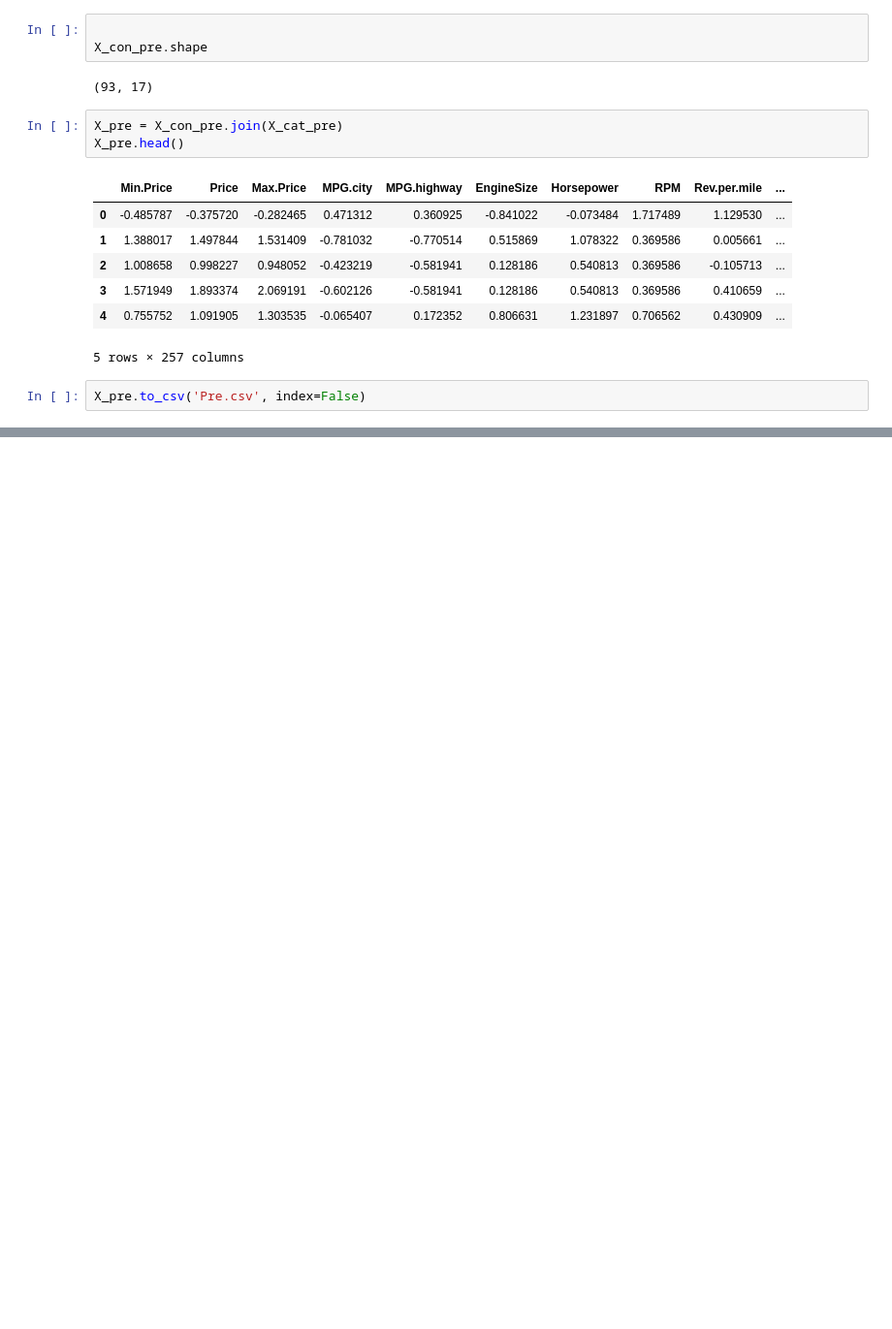
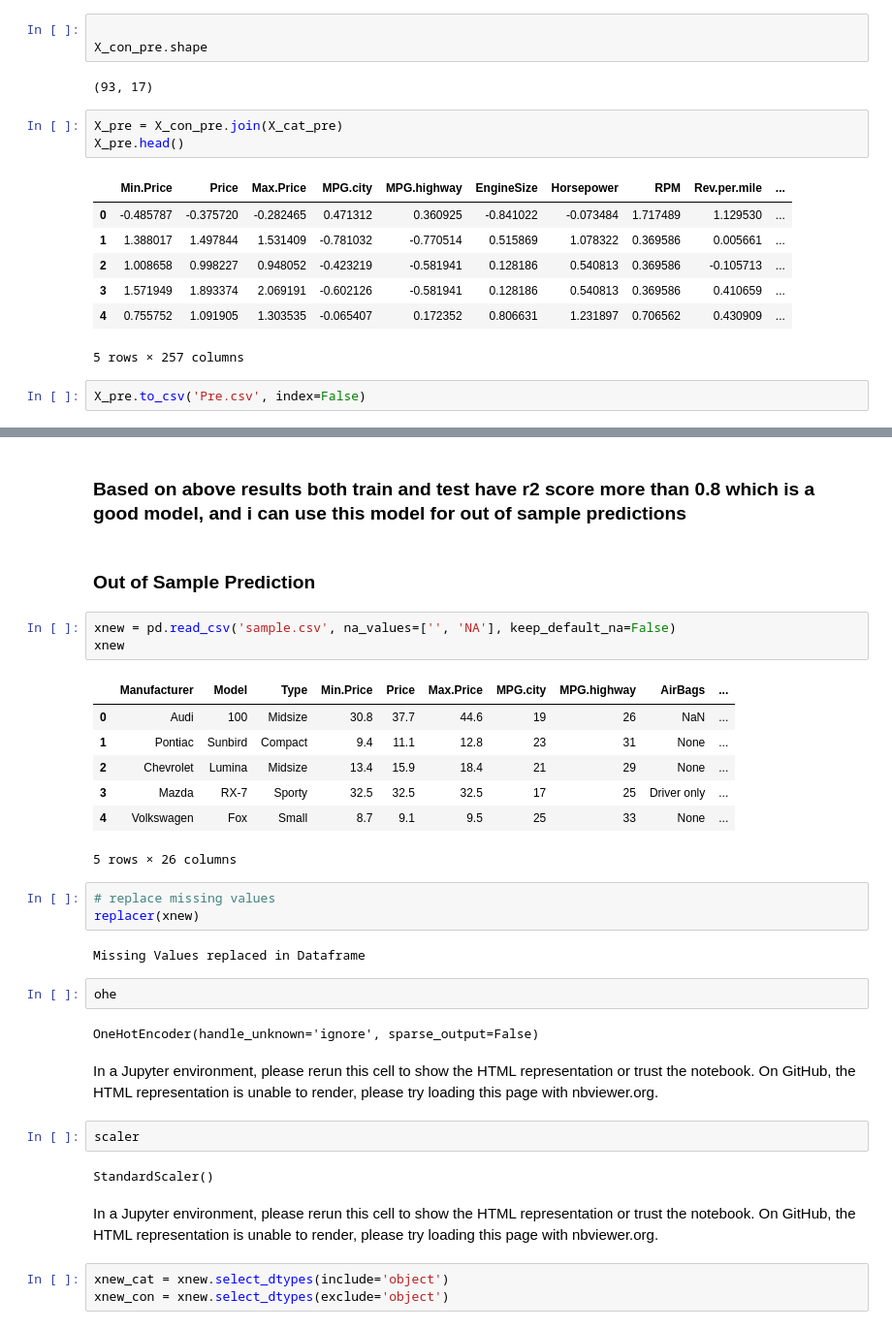
Before and after one commit to Bmrunalini/MachineLearning, a Jupyter notebook: Manual Preprocessing/Preprocessing.ipynb, the cells around one changed output, grey strips where cells are left out. Shown: that part at 97% size. Drawn from its saved outputs; the diff is of its cells as text; blank space fills up the shorter version.

```diff
--- a/Manual Preprocessing/Preprocessing.ipynb
+++ b/Manual Preprocessing/Preprocessing.ipynb
@@ -412,0 +581,37 @@ X_pre.to_csv('Pre.csv', index=False)
+# %% [markdown]
+### Based on above results both train and test have r2 score more than 0.8 which is a good model, and i can use this model for out of sample predictions
+# %% [markdown]
+### Out of Sample Prediction
+# %%
+xnew = pd.read_csv('sample.csv', na_values=['', 'NA'], keep_default_na=False)
+xnew
+# %% [output]
+|  | Manufacturer | Model | Type | Min.Price | Price | Max.Price | MPG.city | MPG.highway | AirBags | ... |
+| 0 | Audi | 100 | Midsize | 30.8 | 37.7 | 44.6 | 19 | 26 | NaN | ... |
+| 1 | Pontiac | Sunbird | Compact | 9.4 | 11.1 | 12.8 | 23 | 31 | None | ... |
+| 2 | Chevrolet | Lumina | Midsize | 13.4 | 15.9 | 18.4 | 21 | 29 | None | ... |
+| 3 | Mazda | RX-7 | Sporty | 32.5 | 32.5 | 32.5 | 17 | 25 | Driver only | ... |
+| 4 | Volkswagen | Fox | Small | 8.7 | 9.1 | 9.5 | 25 | 33 | None | ... |
+5 rows × 26 columns
+# %%
+# replace missing values
+replacer(xnew)
+# %% [output]
+Missing Values replaced in Dataframe
+# %%
+ohe
+# %% [output]
+OneHotEncoder(handle_unknown='ignore', sparse_output=False)
+# %% [markdown]
+In a Jupyter environment, please rerun this cell to show the HTML representation or trust the notebook.
+On GitHub, the HTML representation is unable to render, please try loading this page with nbviewer.org.
+# %%
+scaler
+# %% [output]
+StandardScaler()
+# %% [markdown]
+In a Jupyter environment, please rerun this cell to show the HTML representation or trust the notebook.
+On GitHub, the HTML representation is unable to render, please try loading this page with nbviewer.org.
+# %%
+xnew_cat = xnew.select_dtypes(include='object')
+xnew_con = xnew.select_dtypes(exclude='object')
```
Also changed, not shown: parts of 34 cells of this notebook, 1 other file.
